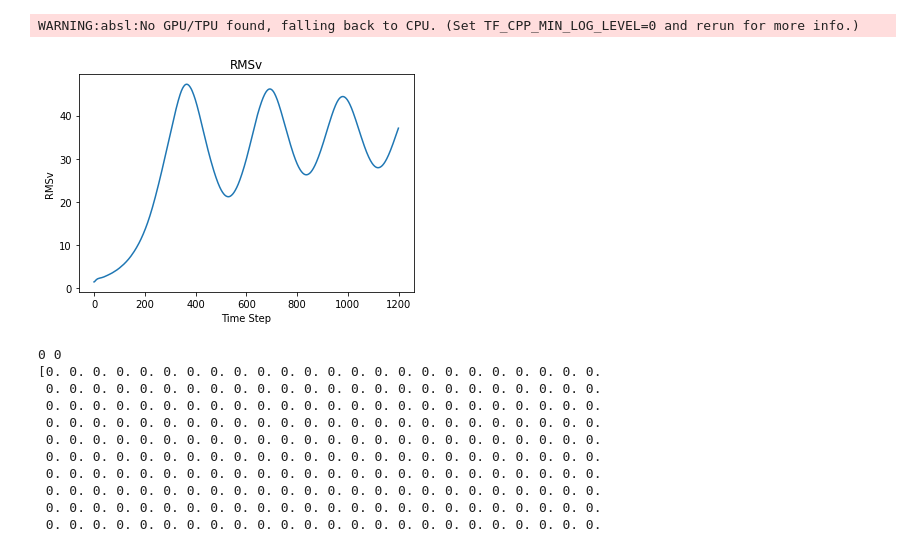
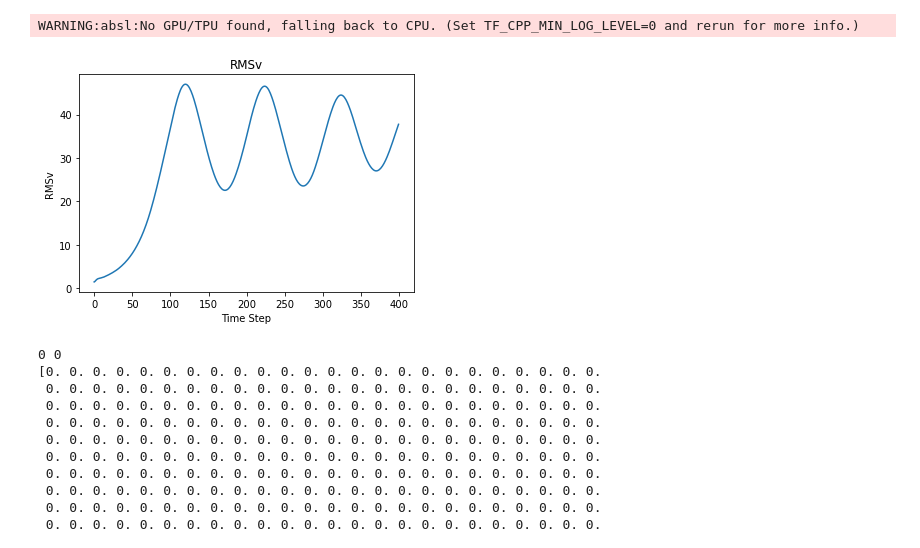
Before and after one commit to thelavier/2DIncompressibleSG, a Jupyter notebook: DataAnalysis.ipynb, the cells around one changed output. Cells and saved outputs as stored; diff of their text form; code cells hidden in the pictures.

```diff
--- a/DataAnalysis.ipynb
+++ b/DataAnalysis.ipynb
@@ -7,24 +7,23 @@ import matplotlib.pyplot as plt
 # %% [output]
 WARNING:absl:No GPU/TPU found, falling back to CPU. (Set TF_CPP_MIN_LOG_LEVEL=0 and rerun for more info.)
 # %%
-Z, C, W, M = aux.load_data('./data/SG_data_528_1hr.msgpack')
-ZRef, CRef, WRef, MRef = aux.load_data('./data/SG_data_528_30.msgpack')
+Z, C, W, M, _ = aux.load_data_from_msgpack('./data/SG_data_528_1hr.msgpack')
 box = [-1000000.0, -5112.42651350665, 1000000.0, 5112.42651350665]
 f = 1e-4 # Coriolis parameter
 # %%
-RMSv = err.Root_Mean_Squared_Velocity(ZRef, CRef, f)
+RMSv = err.Root_Mean_Squared_Velocity(Z, C, f)
 
 # Create a line plot
 plt.plot(RMSv)
 
 # Add labels and title
 plt.xlabel('Time Step')
 plt.ylabel('RMSv')
 plt.title('RMSv')
 
 plt.show()
 # %% [output]
-[figure, old version]
+[figure, new version]
 # %%
 euclid_error1 = err.Weighted_Euclidian_Error(Z, ZRef, MRef, 2.16*10**6, 0, box)
 euclid_error2 = err.Weighted_Euclidian_Error(Z, ZRef, MRef, 2.16*10**6, 7000, box)
```
Also changed, not shown: 6 other files.
